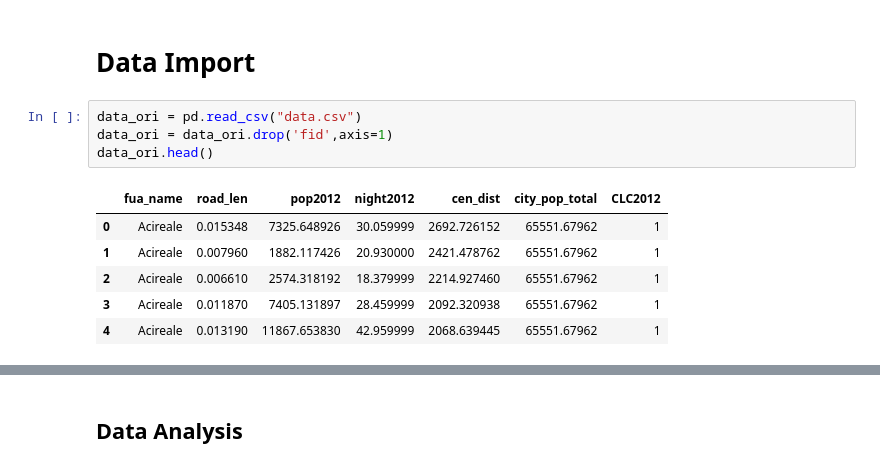
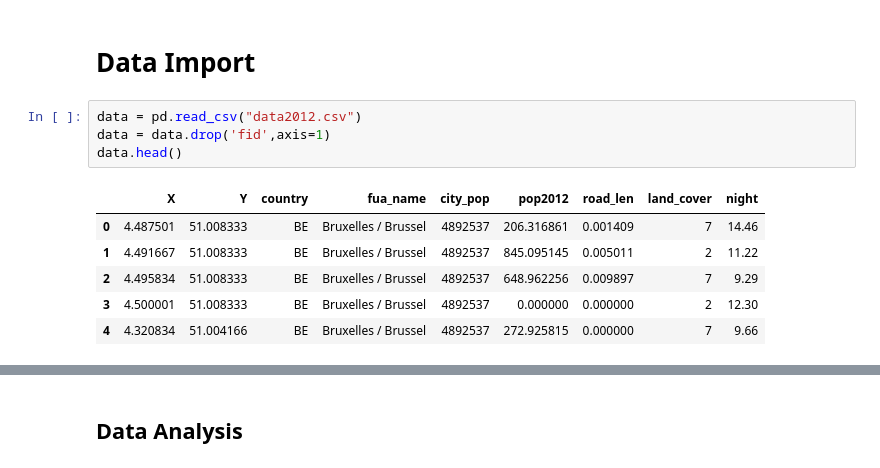
Before and after one commit to past-urbanist/Mon-Pop-Pred, a Jupyter notebook: 1_Data_Analysis.ipynb, the cells around one changed output, grey strips where cells are left out. Cells and saved outputs as stored; diff of their text form.

```diff
--- a/1_Data_Analysis.ipynb
+++ b/1_Data_Analysis.ipynb
@@ -15,13 +15,13 @@ from mpl_toolkits import mplot3d
 # %% [markdown]
 # Data Import
 # %%
-data_ori = pd.read_csv("data.csv")
-data_ori = data_ori.drop('fid',axis=1)
-data_ori.head()
+data = pd.read_csv("data2012.csv")
+data = data.drop('fid',axis=1)
+data.head()
 # %% [output]
-|  | fua_name | road_len | pop2012 | night2012 | cen_dist | city_pop_total | CLC2012 |
-| 0 | Acireale | 0.015348 | 7325.648926 | 30.059999 | 2692.726152 | 65551.67962 | 1 |
-| 1 | Acireale | 0.007960 | 1882.117426 | 20.930000 | 2421.478762 | 65551.67962 | 1 |
-| 2 | Acireale | 0.006610 | 2574.318192 | 18.379999 | 2214.927460 | 65551.67962 | 1 |
-| 3 | Acireale | 0.011870 | 7405.131897 | 28.459999 | 2092.320938 | 65551.67962 | 1 |
-| 4 | Acireale | 0.013190 | 11867.653830 | 42.959999 | 2068.639445 | 65551.67962 | 1 |
+|  | X | Y | country | fua_name | city_pop | pop2012 | road_len | land_cover | night |
+| 0 | 4.487501 | 51.008333 | BE | Bruxelles / Brussel | 4892537 | 206.316861 | 0.001409 | 7 | 14.46 |
+| 1 | 4.491667 | 51.008333 | BE | Bruxelles / Brussel | 4892537 | 845.095145 | 0.005011 | 2 | 11.22 |
+| 2 | 4.495834 | 51.008333 | BE | Bruxelles / Brussel | 4892537 | 648.962256 | 0.009897 | 7 | 9.29 |
+| 3 | 4.500001 | 51.008333 | BE | Bruxelles / Brussel | 4892537 | 0.000000 | 0.000000 | 2 | 12.30 |
+| 4 | 4.320834 | 51.004166 | BE | Bruxelles / Brussel | 4892537 | 272.925815 | 0.000000 | 7 | 9.66 |
```
Also changed, not shown: parts of 14 cells of this notebook, 3 other files.
